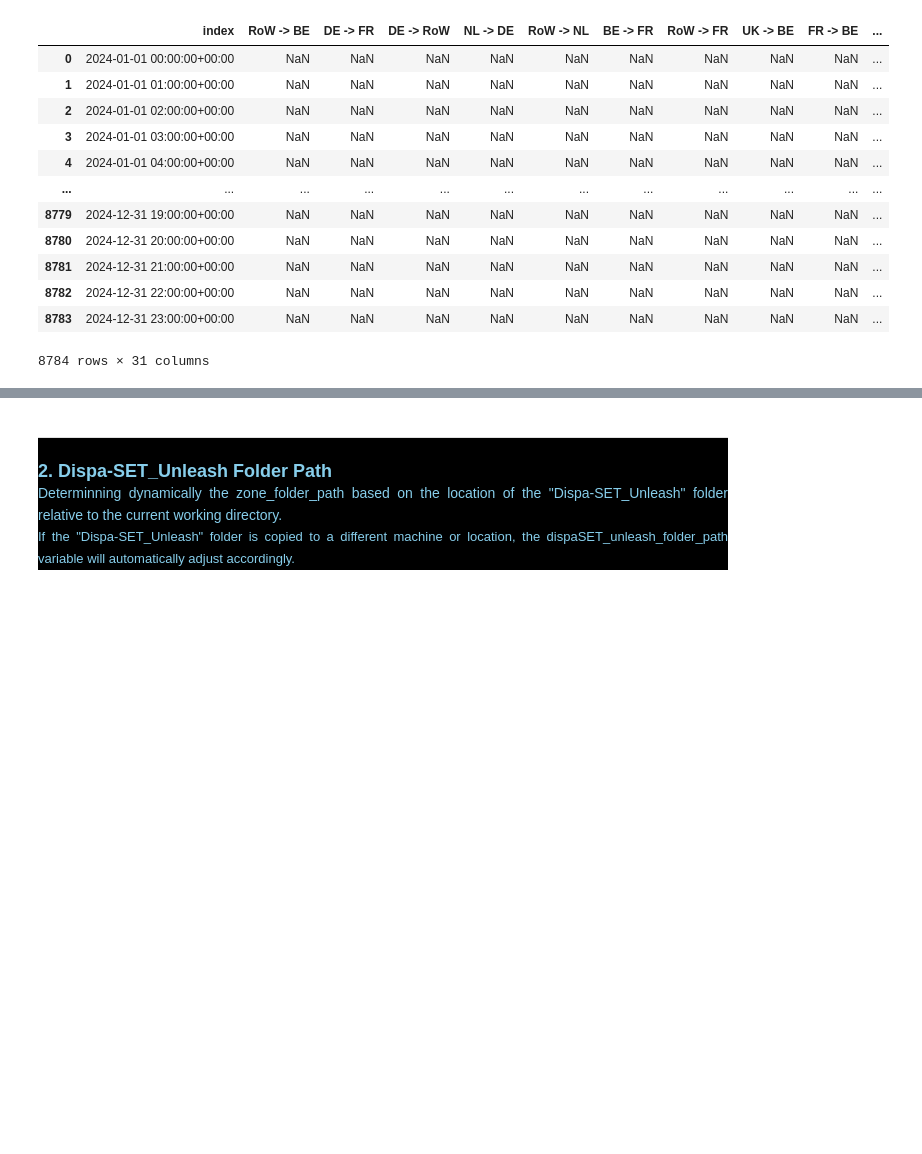
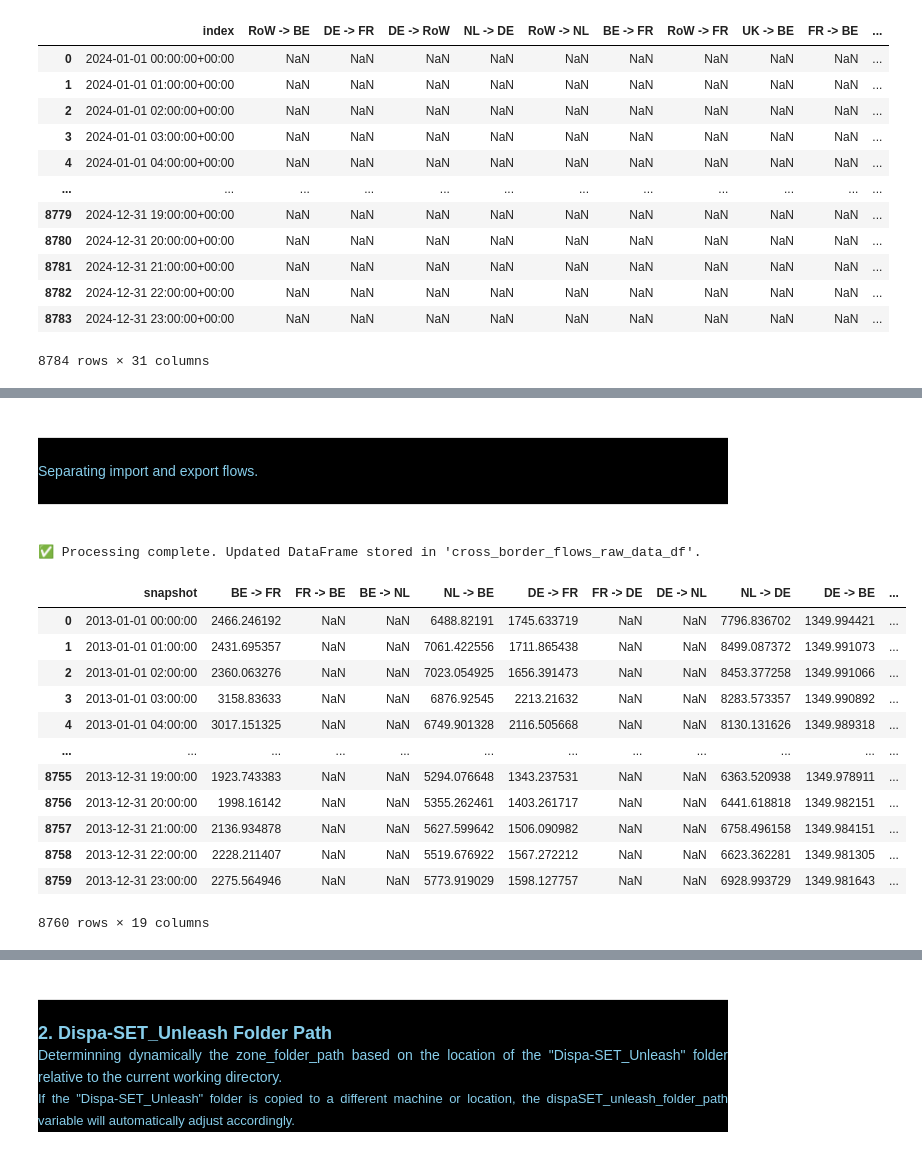
Before and after one commit to RayRojasCandia/Dispa-SET_UNLEASH, a Jupyter notebook: scripts/Unleash_PyPSA_DispaSET_Raw_Data_Processing/PyPSA_Cross_Border_Flows_Formatting.ipynb, the cells around one changed output, grey strips where cells are left out. Drawn from its saved outputs; the diff is of its cells as text; code cells hidden in the pictures; blank space fills up the shorter version.

```diff
--- a/scripts/Unleash_PyPSA_DispaSET_Raw_Data_Processing/PyPSA_Cross_Border_Flows_Formatting.ipynb
+++ b/scripts/Unleash_PyPSA_DispaSET_Raw_Data_Processing/PyPSA_Cross_Border_Flows_Formatting.ipynb
@@ -603,0 +2578,63 @@ cross_border_flows_df
+# %% [markdown]
+<div style="background-color: black;">
+<hr style="border: 0.5px solid skyblue;">
+    <div style="text-align: justify; margin-left: 0.0em; font-weight: unbold; font-size: 14px; font-family: TimesNewRoman; color:skyblue">
+Separating import and export flows.
+</div>
+<hr style="border: 0.5px solid skyblue;">
+</div>
+# %%
+# 1. ------------------------------------------------------------------------------------- Make a copy of the DataFrame
+df = cross_border_flows_raw_data_df.copy()
+
+# 2. ----------------------------------------------------------------------------- REMOVE SELF-LOOP COLUMNS: "AA -> AA"
+columns_to_drop = []
+for col in df.columns:
+    if ' -> ' in col:
+        parts = col.split(' -> ')
+        if len(parts) == 2:
+            source, target = parts[0].strip(), parts[1].strip()
+            if source == target and source in zone_names:
+                columns_to_drop.append(col)
+
+# 3. --------------------------------------------------------------------------------------- Drop all self-loop columns
+df = df.drop(columns=columns_to_drop)
+
+# 4. ------------------------------------------------------------------ Get all column names that appear more than once
+duplicated_names = df.columns[df.columns.duplicated(keep=False)].unique()
+
+# 5. ------------------------------------------------------------------ For each duplicated name, sum all its instances
+for name in duplicated_names:
+
+# 5.1. ------------------------------------------------------------------------------ Select all columns with this name
+    subset = df.filter(regex=f'^{name}$')  # Exact match (avoids partial matches)
+    # Sum across columns
+    df[name + '_sum'] = subset.sum(axis=1)
+    # Drop all original instances
+    df = df.drop(columns=subset.columns)
+
+# 6. ---------------------------------------------------------------------- RENAME summed columns back to original name
+rename_map = {name + '_sum': name for name in duplicated_names}
+df = df.rename(columns=rename_map)
+
+# 7. ------------------------------------------------------------------------------------ Update the original DataFrame
+cross_border_flows_raw_data_df = df
+
+# 8. ------------------------------------------------------------------------------------------------------------- Done
+print("✅ Processing complete. Updated DataFrame stored in 'cross_border_flows_raw_data_df'.")
+cross_border_flows_raw_data_df
+# %% [output]
+✅ Processing complete. Updated DataFrame stored in 'cross_border_flows_raw_data_df'.
+|  | snapshot | BE -> FR | FR -> BE | BE -> NL | NL -> BE | DE -> FR | FR -> DE | DE -> NL | NL -> DE | DE -> BE | ... |
+| 0 | 2013-01-01 00:00:00 | 2466.246192 | NaN | NaN | 6488.82191 | 1745.633719 | NaN | NaN | 7796.836702 | 1349.994421 | ... |
+| 1 | 2013-01-01 01:00:00 | 2431.695357 | NaN | NaN | 7061.422556 | 1711.865438 | NaN | NaN | 8499.087372 | 1349.991073 | ... |
+| 2 | 2013-01-01 02:00:00 | 2360.063276 | NaN | NaN | 7023.054925 | 1656.391473 | NaN | NaN | 8453.377258 | 1349.991066 | ... |
+| 3 | 2013-01-01 03:00:00 | 3158.83633 | NaN | NaN | 6876.92545 | 2213.21632 | NaN | NaN | 8283.573357 | 1349.990892 | ... |
+| 4 | 2013-01-01 04:00:00 | 3017.151325 | NaN | NaN | 6749.901328 | 2116.505668 | NaN | NaN | 8130.131626 | 1349.989318 | ... |
+| ... | ... | ... | ... | ... | ... | ... | ... | ... | ... | ... | ... |
+| 8755 | 2013-12-31 19:00:00 | 1923.743383 | NaN | NaN | 5294.076648 | 1343.237531 | NaN | NaN | 6363.520938 | 1349.978911 | ... |
+| 8756 | 2013-12-31 20:00:00 | 1998.16142 | NaN | NaN | 5355.262461 | 1403.261717 | NaN | NaN | 6441.618818 | 1349.982151 | ... |
+| 8757 | 2013-12-31 21:00:00 | 2136.934878 | NaN | NaN | 5627.599642 | 1506.090982 | NaN | NaN | 6758.496158 | 1349.984151 | ... |
+| 8758 | 2013-12-31 22:00:00 | 2228.211407 | NaN | NaN | 5519.676922 | 1567.272212 | NaN | NaN | 6623.362281 | 1349.981305 | ... |
+| 8759 | 2013-12-31 23:00:00 | 2275.564946 | NaN | NaN | 5773.919029 | 1598.127757 | NaN | NaN | 6928.993729 | 1349.981643 | ... |
+8760 rows × 19 columns
```
Also changed, not shown: parts of 19 cells of this notebook, 2 other files.
